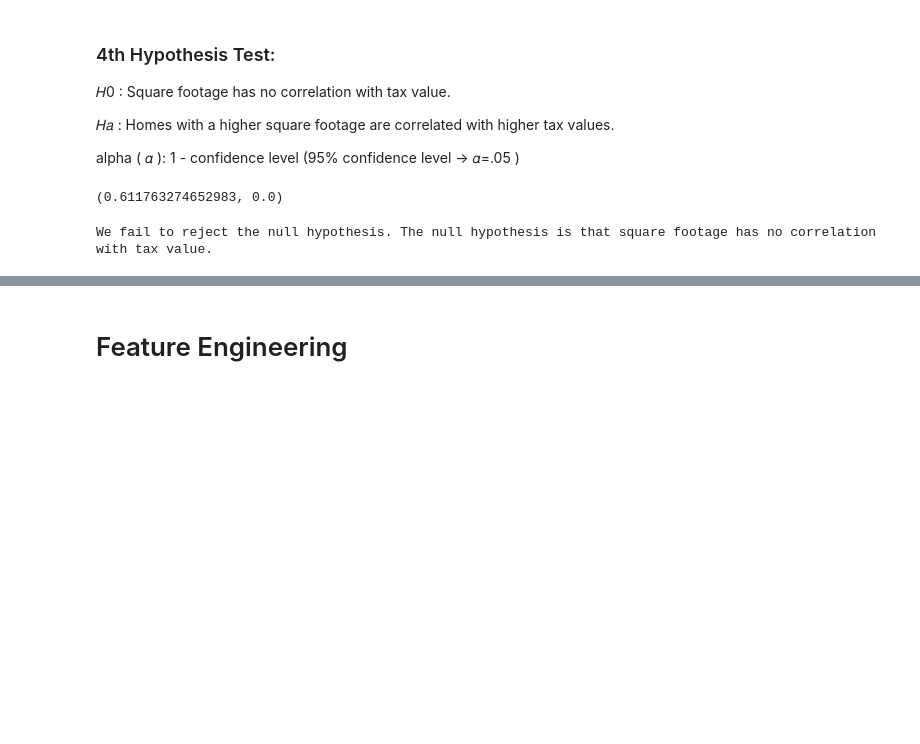
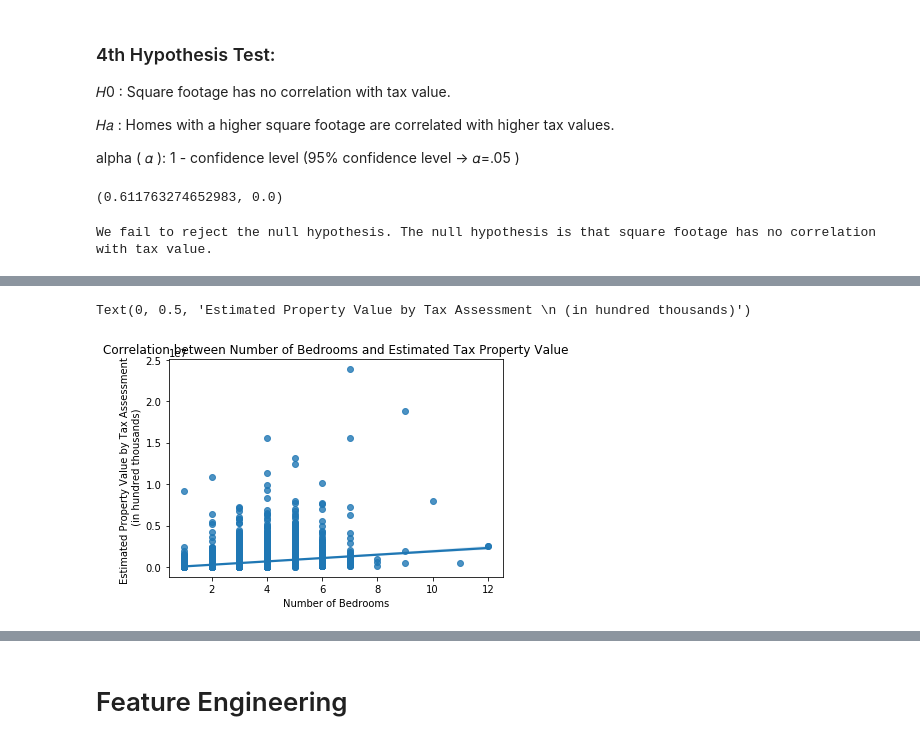
Before and after one commit to GabbyBarajasBroussard/zillow-regression-project, a Jupyter notebook: walkthrough_notebook.ipynb, the cells around one changed output, grey strips where cells are left out. Cells and saved outputs as stored; diff of their text form; code cells hidden in the pictures; blank space fills up the shorter version.

```diff
--- a/walkthrough_notebook.ipynb
+++ b/walkthrough_notebook.ipynb
@@ -346,0 +311,10 @@ for col in train.columns:
+# %%
+plt.figure(figsize=(30, 20))
+#evaluating tax value assessment to number of bedrooms
+sns.regplot(data= train, x='bedroom_count', y= 'tax_value')
+plt.title("Correlation between Number of Bedrooms and Estimated Tax Property Value")
+plt.xlabel('Number of Bedrooms')
+plt.ylabel('Estimated Property Value by Tax Assessment \n (in hundred thousands)')
+# %% [output]
+Text(0, 0.5, 'Estimated Property Value by Tax Assessment \n (in hundred thousands)')
+[figure, added]
```
Also changed, not shown: parts of 64 cells of this notebook.
